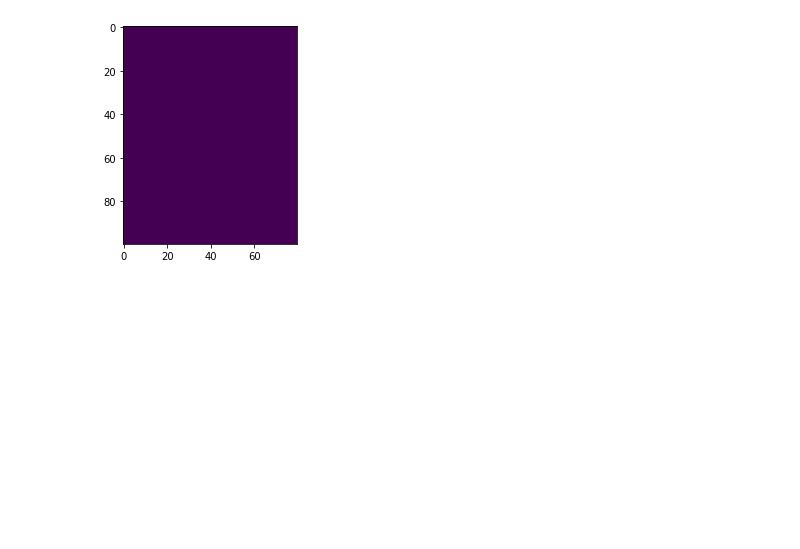
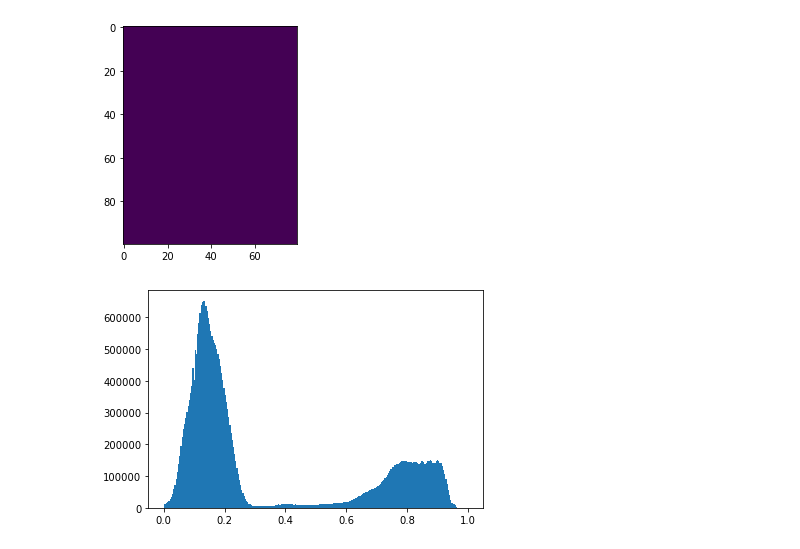
Before and after one commit to zhujiacheng0724/jupytercode, a Jupyter notebook: zjc0621.ipynb, the cells around one changed output. Saved outputs shown, nothing was run; the diff lists cells and outputs as text; code cells hidden in the pictures; blank space fills up the shorter version.

```diff
--- a/zjc0621.ipynb
+++ b/zjc0621.ipynb
@@ -79,3 +79,9 @@ plt.imshow(img_gray)
 # %% [output]
 <matplotlib.image.AxesImage at 0x...>
 [figure]
+# %%
+hist_data= img_blackwhite.flatten()
+n,bins,patches=plt.hist(hist_data,bins=255)
+plt.show()
+# %% [output]
+[figure, added]
```
Also changed, not shown: parts of 3 cells of this notebook, 5 other files.
